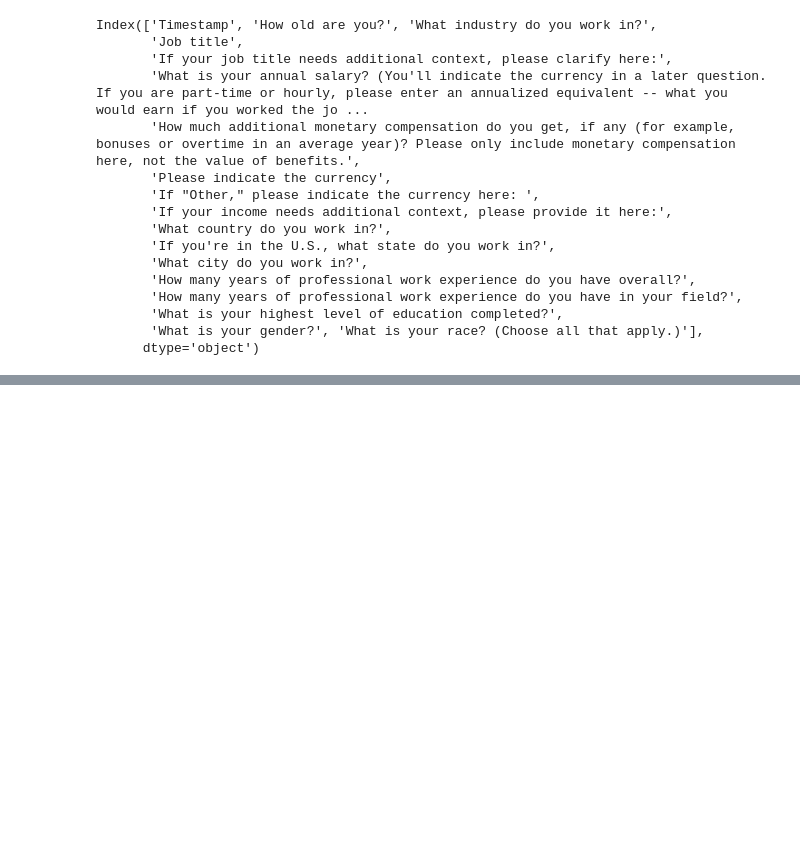
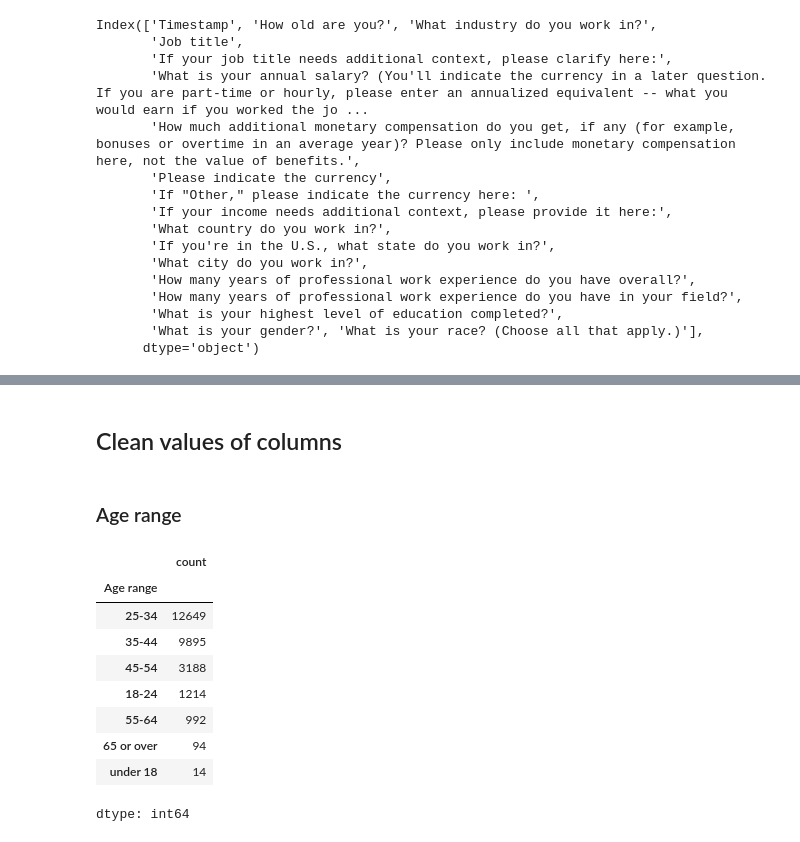
Before and after one commit to hamydang16/Data-Analysis, a Jupyter notebook: Data_cleaning.ipynb, the cells around one changed output, grey strips where cells are left out. Drawn from its saved outputs; the diff is of its cells as text; code cells hidden in the pictures; blank space fills up the shorter version.

```diff
--- a/Data_cleaning.ipynb
+++ b/Data_cleaning.ipynb
@@ -115,0 +129,17 @@ df = df.rename(columns={'What industry do you work in?': 'Industry'})
+# %% [markdown]
+## Clean values of columns
+# %% [markdown]
+### Age range
+# %%
+df['Age range'].value_counts()
+# %% [output]
+|  | count |
+| Age range |  |
+| 25-34 | 12649 |
+| 35-44 | 9895 |
+| 45-54 | 3188 |
+| 18-24 | 1214 |
+| 55-64 | 992 |
+| 65 or over | 94 |
+| under 18 | 14 |
+dtype: int64
```
Also changed, not shown: parts of 22 cells of this notebook.
